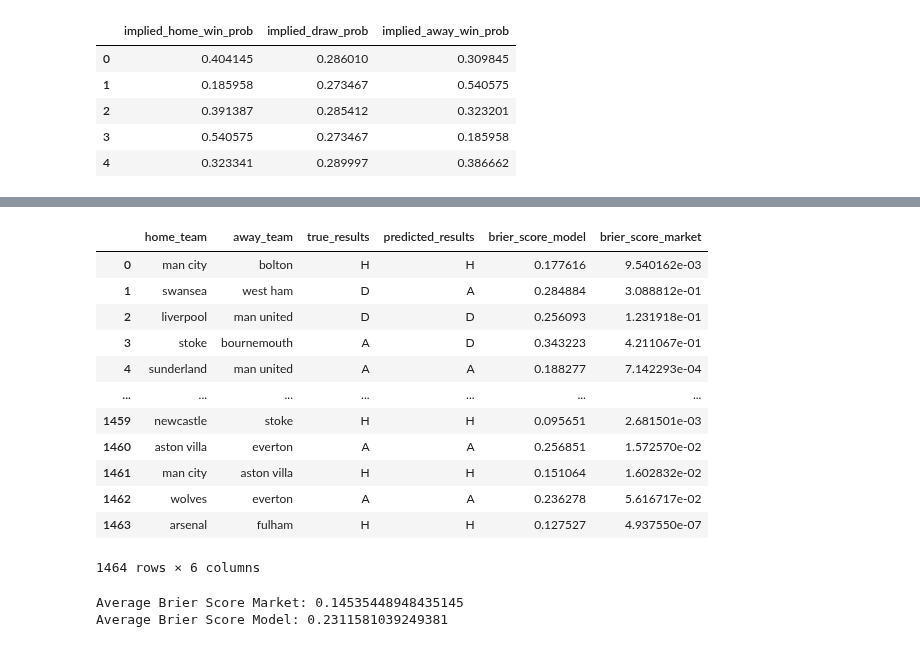
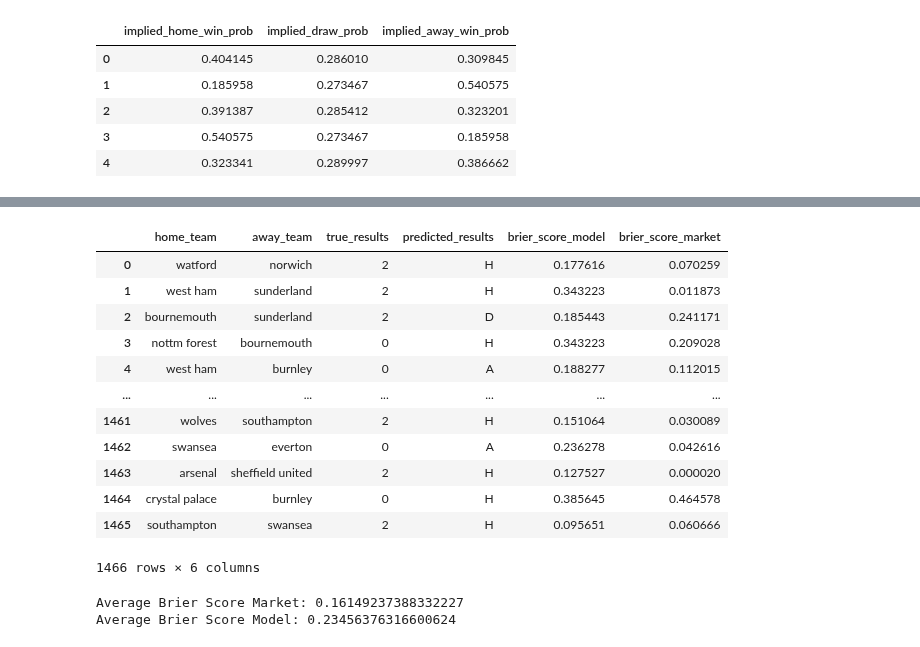
Before and after one commit to RuiFSP/Premier-League-Football, a Jupyter notebook: notebooks/05_back_testing_market.ipynb, the cells around one changed output, grey strips where cells are left out. Saved outputs shown, nothing was run; the diff lists cells and outputs as text; code cells hidden in the pictures.

Commit message:
add functionality to save test datasets as CSV; update Brier score calculations and result encoding

```diff
--- a/notebooks/05_back_testing_market.ipynb
+++ b/notebooks/05_back_testing_market.ipynb
@@ -112,17 +113,16 @@ Index(['home_team', 'away_team', 'true_results', 'predicted_results',
 # %%
-# Define a function to calculate the Brier score
+# Define a function to calculate the Brier score using sklearn
 def calculate_brier_score(predictions, true_outcome):
-    return np.mean((predictions - true_outcome) ** 2)
+    return brier_score_loss(true_outcome, predictions)
 
-# Assuming you have the following DataFrame as `team_names`
-# Add the one-hot encoded true predictions as a new column based on 'true_predictions'
+# Add the one-hot encoded true predictions as a new column based on 'true_results'
 def encode_result(result):
     # 'H' = [1, 0, 0], 'D' = [0, 1, 0], 'A' = [0, 0, 1]
-    if result == 'H':
+    if result == 2:
         return [1, 0, 0]
-    elif result == 'D':
+    elif result == 1:
         return [0, 1, 0]
-    elif result == 'A':
+    elif result == 0:
         return [0, 0, 1]
 
 team_names['true_predictions_brier'] = team_names['true_results'].apply(encode_result)
@@ -131,51 +131,46 @@ team_names['true_predictions_brier'] = team_names['true_results'].apply(encode_r
 team_names['brier_score_market'] = team_names.apply(
     lambda row: calculate_brier_score(np.array([row['home_prob'], row['draw_prob'], row['away_prob']]), row['true_predictions_brier']),
     axis=1
 )
 
-# calculate the brier score for the model
+# Calculate the Brier score for the model
 team_names['brier_score_model'] = team_names.apply(
     lambda row: calculate_brier_score(np.array([row['implied_home_win_prob'], row['implied_draw_prob'], row['implied_away_win_prob']]), row['true_predictions_brier']),
     axis=1
 )
 
-
 # Optionally, calculate the average Brier score for the entire dataset
 average_brier_score_market = team_names['brier_score_market'].mean()
-
-# Optionally, calculate the average Brier score for the entire dataset
 average_brier_score_model = team_names['brier_score_model'].mean()
 
-
-# encode predicted_results to H,D,A
+# Encode predicted_results to H, D, A
 def decode_result(result):
     if result == 2:
         return 'H'
     elif result == 1:
         return 'D'
     elif result == 0:
         return 'A'
 
 team_names['predicted_results'] = team_names['predicted_results'].apply(decode_result)
 
-
 # Display the Brier score for each row and the average Brier score
 display(team_names[['home_team', 'away_team', 'true_results', 'predicted_results', 'brier_score_model', 'brier_score_market']])
 print(f"Average Brier Score Market: {average_brier_score_market}")
 print(f"Average Brier Score Model: {average_brier_score_model}")
 # %% [output]
 |  | home_team | away_team | true_results | predicted_results | brier_score_model | brier_score_market |
-| 0 | man city | bolton | H | H | 0.177616 | 9.540162e-03 |
-| 1 | swansea | west ham | D | A | 0.284884 | 3.088812e-01 |
-| 2 | liverpool | man united | D | D | 0.256093 | 1.231918e-01 |
-| 3 | stoke | bournemouth | A | D | 0.343223 | 4.211067e-01 |
-| 4 | sunderland | man united | A | A | 0.188277 | 7.142293e-04 |
+| 0 | watford | norwich | 2 | H | 0.177616 | 0.070259 |
+| 1 | west ham | sunderland | 2 | H | 0.343223 | 0.011873 |
+| 2 | bournemouth | sunderland | 2 | D | 0.185443 | 0.241171 |
+| 3 | nottm forest | bournemouth | 0 | H | 0.343223 | 0.209028 |
+| 4 | west ham | burnley | 0 | A | 0.188277 | 0.112015 |
 | ... | ... | ... | ... | ... | ... | ... |
-| 1459 | newcastle | stoke | H | H | 0.095651 | 2.681501e-03 |
-| 1460 | aston villa | everton | A | A | 0.256851 | 1.572570e-02 |
-| 1461 | man city | aston villa | H | H | 0.151064 | 1.602832e-02 |
-| 1462 | wolves | everton | A | A | 0.236278 | 5.616717e-02 |
-| 1463 | arsenal | fulham | H | H | 0.127527 | 4.937550e-07 |
+| 1461 | wolves | southampton | 2 | H | 0.151064 | 0.030089 |
+| 1462 | swansea | everton | 0 | A | 0.236278 | 0.042616 |
+| 1463 | arsenal | sheffield united | 2 | H | 0.127527 | 0.000020 |
+| 1464 | crystal palace | burnley | 0 | H | 0.385645 | 0.464578 |
+| 1465 | southampton | swansea | 2 | H | 0.095651 | 0.060666 |
-1464 rows × 6 columns
+1466 rows × 6 columns
-Average Brier Score Market: 0.14535448948435145
-Average Brier Score Model: 0.2311581039249381
+Average Brier Score Market: 0.16149237388332227
+Average Brier Score Model: 0.23456376316600624
```
Also changed, not shown: parts of 5 cells of this notebook, 4 other files.
